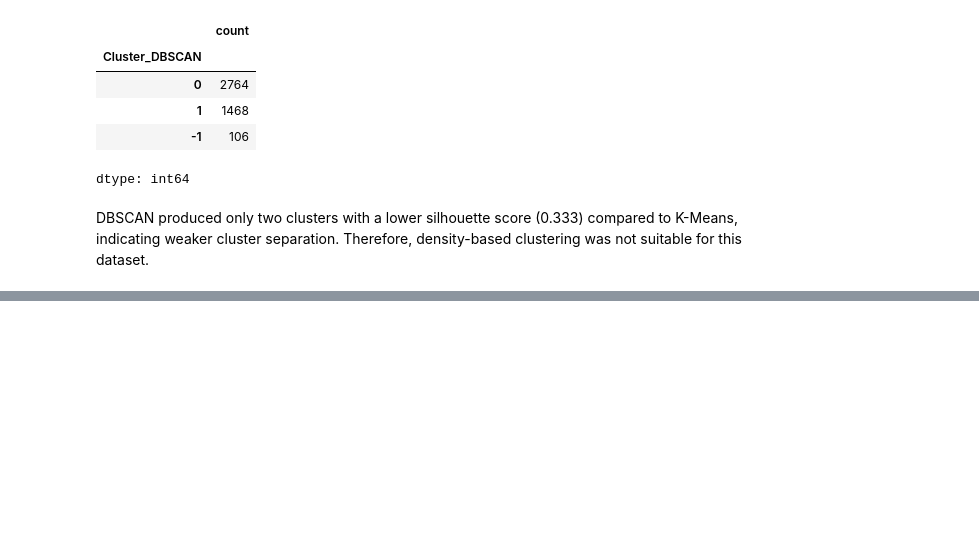
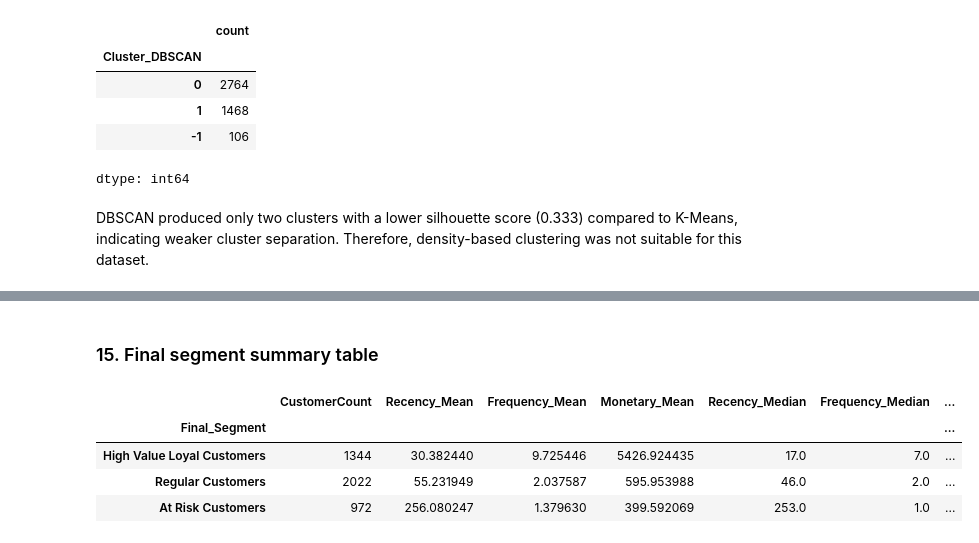
Before and after one commit to Chirag0455/MSc_Data_Science_Project, a Jupyter notebook: DS_Project_Chirag.ipynb, the cells around one changed output, grey strips where cells are left out. Cells and saved outputs as stored; diff of their text form; code cells hidden in the pictures; blank space fills up the shorter version.

```diff
--- a/DS_Project_Chirag.ipynb
+++ b/DS_Project_Chirag.ipynb
@@ -796,0 +938,24 @@ DBSCAN produced only two clusters with a lower silhouette score (0.333) compared
+# %% [markdown]
+### 15. Final segment summary table
+# %%
+final_segment_summary = (
+    rfm.groupby("Final_Segment")
+       .agg(
+           CustomerCount=("CustomerID", "count"),
+           Recency_Mean=("Recency", "mean"),
+           Frequency_Mean=("Frequency", "mean"),
+           Monetary_Mean=("Monetary", "mean"),
+           Recency_Median=("Recency", "median"),
+           Frequency_Median=("Frequency", "median"),
+           Monetary_Median=("Monetary", "median")
+       )
+       .sort_values("Monetary_Mean", ascending=False)
+)
+
+final_segment_summary
+# %% [output]
+|  | CustomerCount | Recency_Mean | Frequency_Mean | Monetary_Mean | Recency_Median | Frequency_Median | ... |
+| Final_Segment |  |  |  |  |  |  | ... |
+| High Value Loyal Customers | 1344 | 30.382440 | 9.725446 | 5426.924435 | 17.0 | 7.0 | ... |
+| Regular Customers | 2022 | 55.231949 | 2.037587 | 595.953988 | 46.0 | 2.0 | ... |
+| At Risk Customers | 972 | 256.080247 | 1.379630 | 399.592069 | 253.0 | 1.0 | ... |
```
Also changed, not shown: parts of 23 cells of this notebook.
